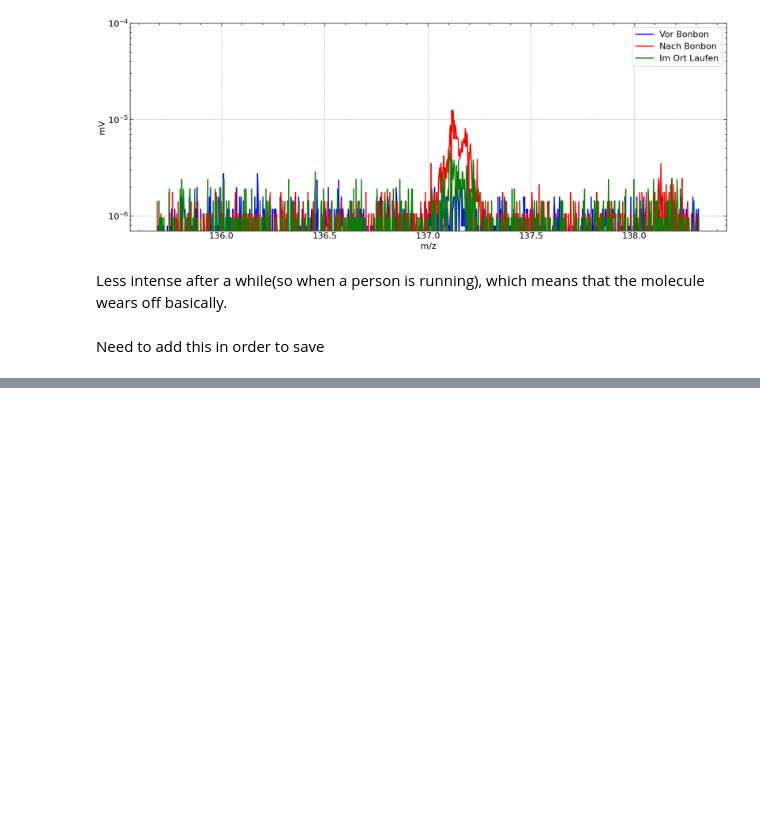
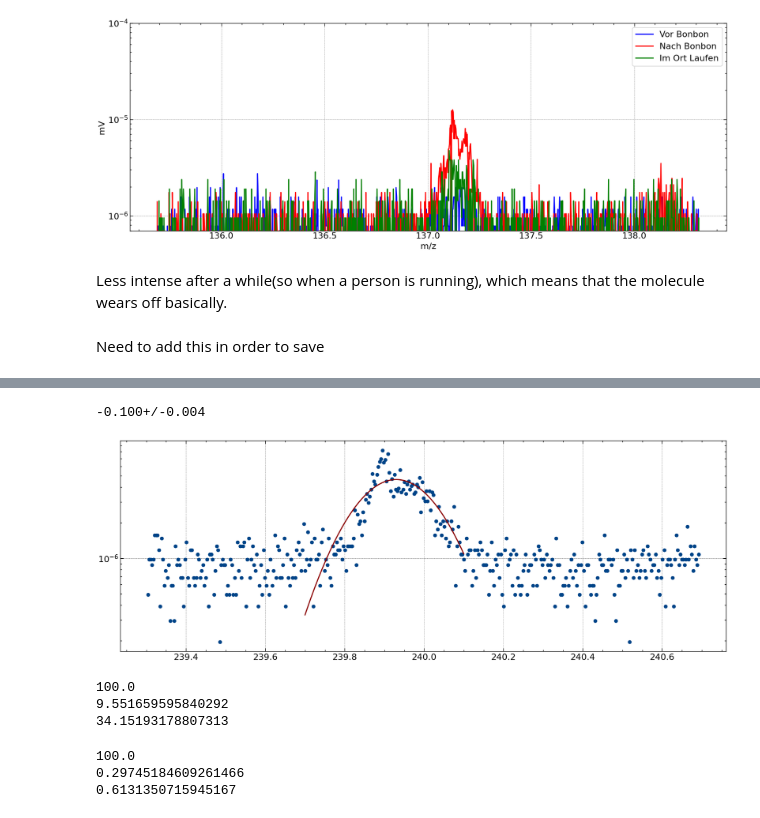
Before and after one commit to KemalOenen/advanced_labcourse, a Jupyter notebook: I002/data_analysis.ipynb, the cells around one changed output, grey strips where cells are left out. Drawn from its saved outputs; the diff is of its cells as text; code cells hidden in the pictures; blank space fills up the shorter version.

```diff
--- a/I002/data_analysis.ipynb
+++ b/I002/data_analysis.ipynb
@@ -742,0 +759,51 @@ Need to add this in order to save
+# %%
+m=240
+mass, cps=get_mass(m, 200, df)
+plt.scatter(mass, cps)
+plt.yscale("log")
+
+popt, pcov=curve_fit(Gauss_fit, mass, cps, p0=[1, 100, m])
+mass_range=np.arange(m-0.3, m+0.1, 0.001)
+sigma=uncertainties.ufloat(popt[0], np.sqrt(pcov[0][0]))
+mass_molecule=uncertainties.ufloat(popt[2], np.sqrt(pcov[2][2]))
+plt.plot(mass_range, Gauss_fit(mass_range, popt[0], popt[1], popt[2]), color="darkred", label="Gauß Fit")
+print(sigma)
+# %% [output]
+-0.100+/-0.004
+[figure, added]
+# %%
+#Chlor-Iod-Benzol
+cps_239=9.39777e1
+cps_240=8.97643
+cps_241=3.20952e1
+print(cps_239/cps_239*100)
+print(cps_240/cps_239*100)
+print(cps_241/cps_239*100)
+'''
+Literaturwerte
+239 100
+240 6.6
+241 32.6
+'''
+# %% [output]
+100.0
+9.551659595840292
+34.15193178807313
+# %%
+cps_37=2.16078e3
+cps_38=6.42728
+cps_39=1.32485e1
+print(cps_37/cps_37*100)
+print(cps_38/cps_37*100)
+print(cps_39/cps_37*100)
+'''
+Literaturwerte
+37 100
+38 0.2
+39 0.4
+
+'''
+# %% [output]
+100.0
+0.29745184609261466
+0.6131350715945167
```
Also changed, not shown: parts of 2 cells of this notebook, 11 other files.
